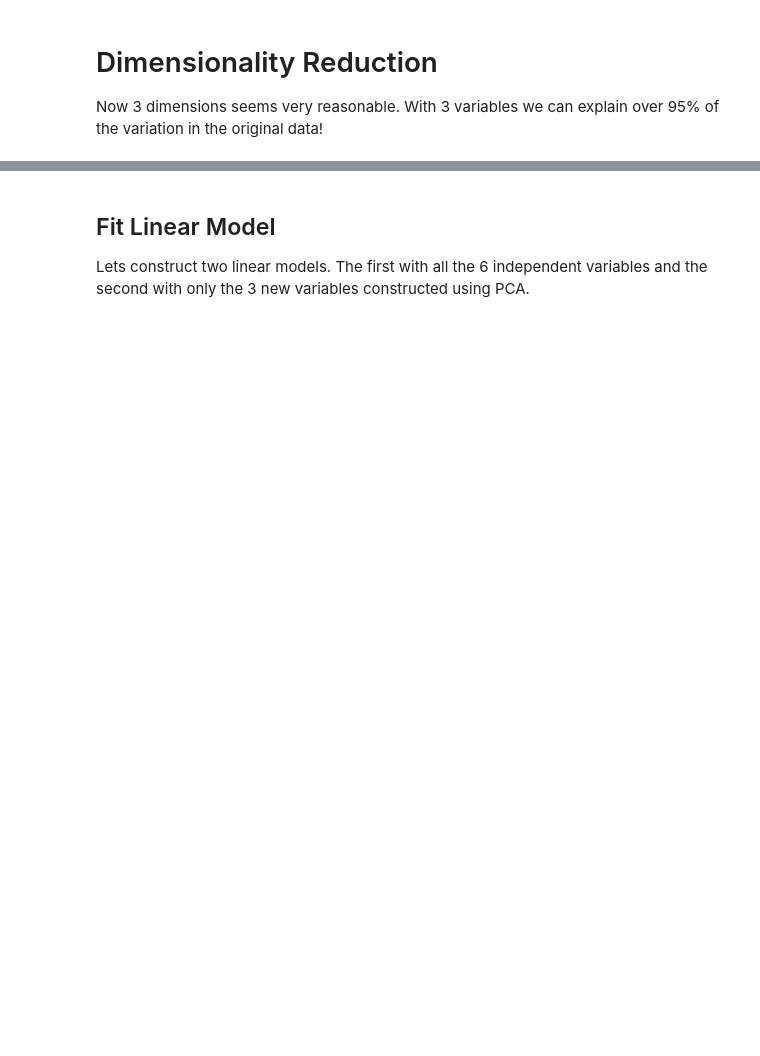
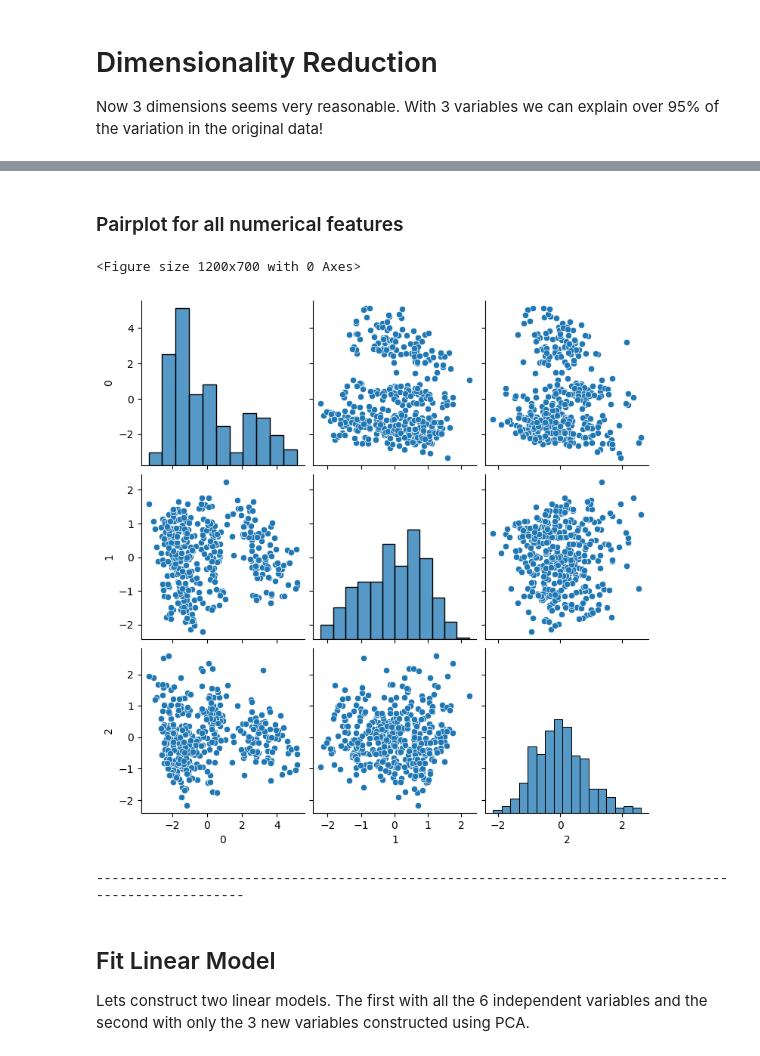
Before and after one commit to assignarc/AI-ML-Experiments, a Jupyter notebook: W8-ClusteringHierarchical/PrincipalComponentAnalysis/PCA.ipynb, the cells around one changed output, grey strips where cells are left out. Drawn from its saved outputs; the diff is of its cells as text; code cells hidden in the pictures; blank space fills up the shorter version.

```diff
--- a/W8-ClusteringHierarchical/PrincipalComponentAnalysis/PCA.ipynb
+++ b/W8-ClusteringHierarchical/PrincipalComponentAnalysis/PCA.ipynb
@@ -189,5 +238,10 @@ Xpca3
 # %%
-sns.pairplot(pd.DataFrame(Xpca3))
+EDA.pairplot_all(pd.DataFrame(Xpca3))
+# %% [output]
+Pairplot for all numerical features
+<Figure size 1200x700 with 0 Axes>
+[figure, added]
+----------------------------------------------------------------------------------------------------
 # %% [markdown]
 ## Fit Linear Model
 
```
Also changed, not shown: parts of 18 cells of this notebook, 4 other files.
